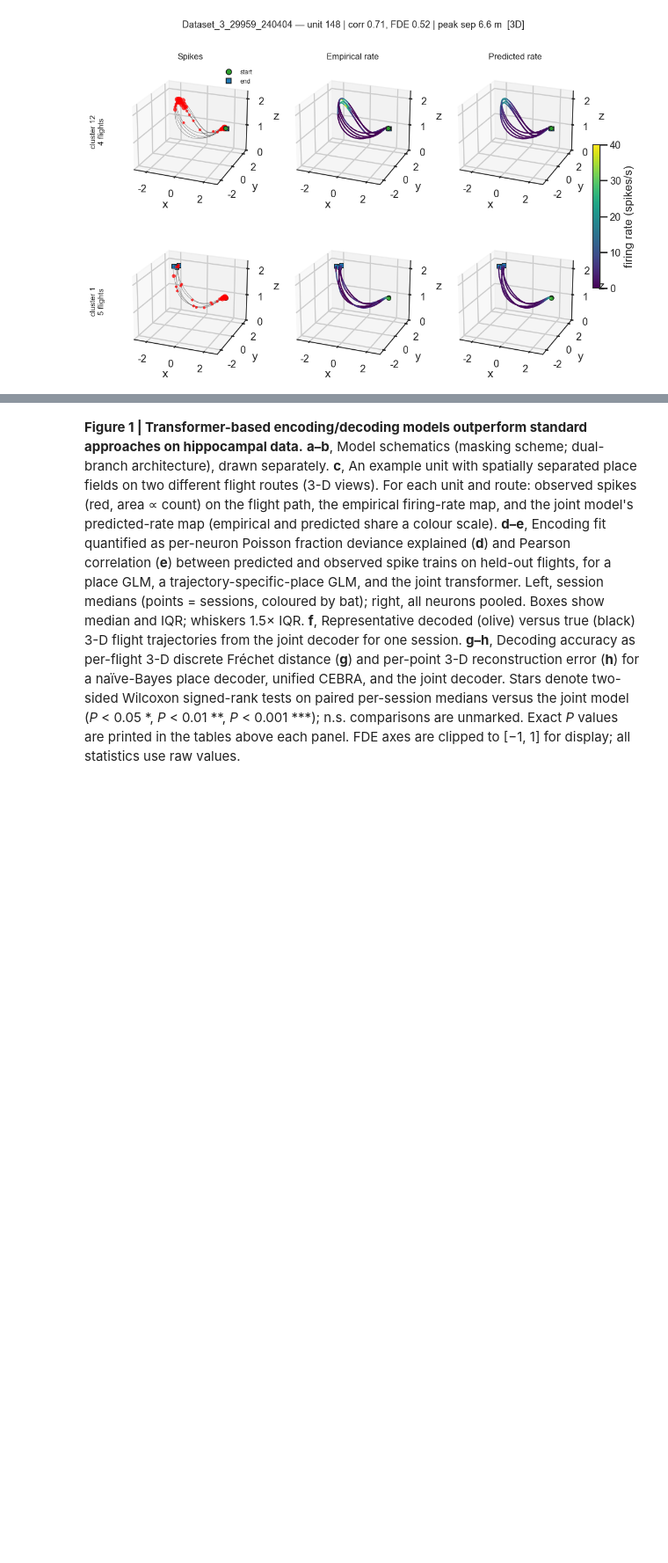
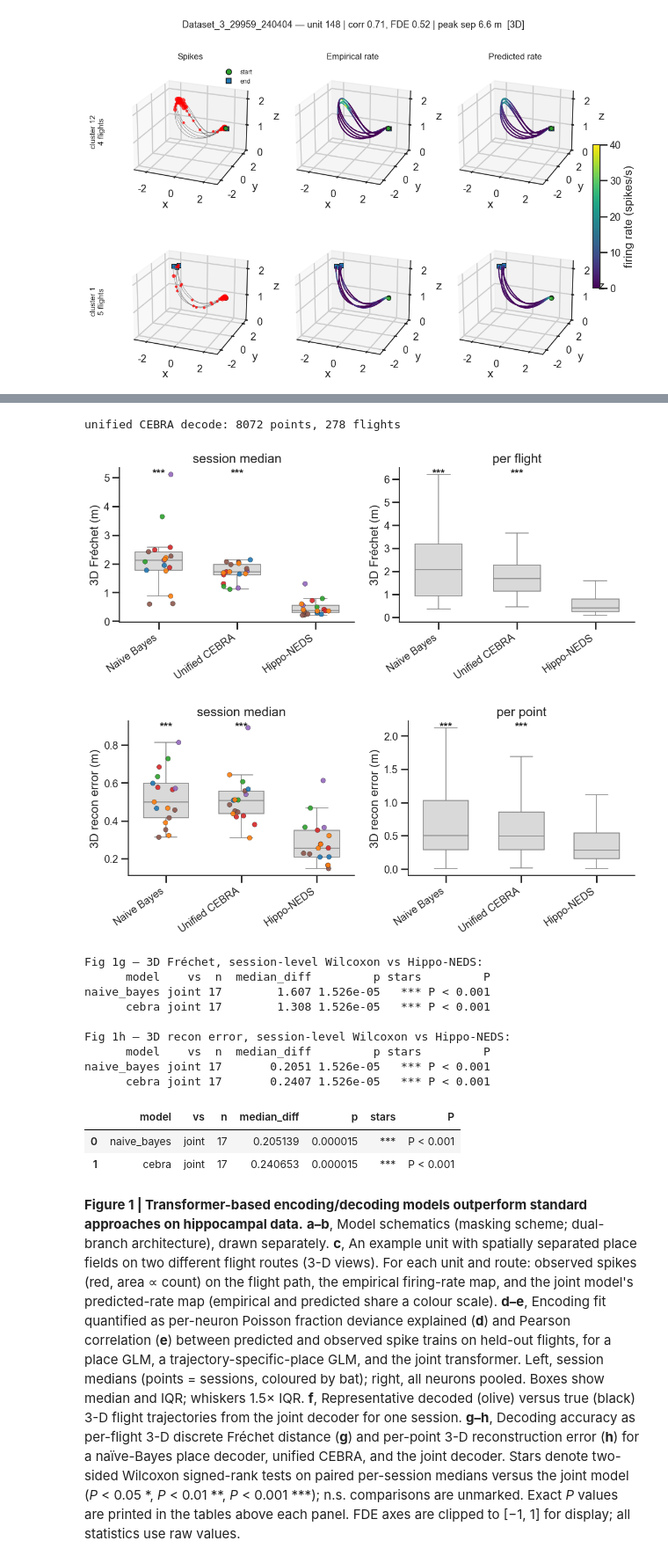
Before and after one commit to yongrong-qiu/digitalbat, a Jupyter notebook: notebooks/figures.ipynb, the cells around one changed output, grey strips where cells are left out. Shown at 88% size. Cells and saved outputs as stored; diff of their text form; code cells hidden in the pictures; blank space fills up the shorter version.

```diff
--- a/notebooks/figures.ipynb
+++ b/notebooks/figures.ipynb
@@ -36,3 +36,6 @@ seed = 1
 set_random_state(seed)
 device = 'cuda' if torch.cuda.is_available() else 'cpu'
 print('device:', device)
+
+# Canonical display name for the joint encode/decode transformer (used in all labels).
+HIPPO_NEDS = 'Hippo-NEDS'
@@ -86,13 +104,23 @@ def joint_session_room(s):
 session_to_room = {s: joint_session_room(s) for s in unit_num_dict}
 
 set_random_state(seed)
-joint_model = JointMaskedTransformer(
-    unit_num_dict, behavior_dim=3, input_transform=INPUT_TRANSFORM,
-    session_to_room=session_to_room, **JOINT_PARAMS).to(device)
-joint_model.load_state_dict(torch.load(JOINT_CKPT, map_location=device))
-joint_model = joint_model.eval()
+if os.path.exists(JOINT_CKPT):
+    joint_model = JointMaskedTransformer(
+        unit_num_dict, behavior_dim=3, input_transform=INPUT_TRANSFORM,
+        session_to_room=session_to_room, **JOINT_PARAMS).to(device)
+    joint_model.load_state_dict(torch.load(JOINT_CKPT, map_location=device))
+    joint_model = joint_model.eval()
+else:
+    # Train-if-missing: 200-trial Optuna search (use_kinematics=False, fde_weight=0.5),
+    # then train the winner. Reproduces the consensus checkpoint named above.
+    from digitalbat.training.joint_trainer import ensure_joint_model
+    joint_model, _jp, JOINT_CKPT = ensure_joint_model(
+        dataloaders, unit_num_dict, session_to_room, meta_info_dict, device,
+        seed=seed, out_dir='./out/joint', n_trials=200)
+    JOINT_PARAMS = dict(num_layers=_jp['num_layers'], latent_dim=_jp['latent_dim'],
+                        num_heads=4, ff_dim=_jp['ff_dim'], dropout=_jp['dropout'])
 
 # Encode and decode arms share ONE flight universe (see the data-load cell), so the
 # decode-arm loaders/meta are simply the shared ones — no separate universe.
 joint_loaders, joint_meta = dataloaders, meta_info_dict
-print('loaded consensus joint model:', JOINT_CKPT)
+print('consensus joint model ready:', JOINT_CKPT)
@@ -774,36 +825,40 @@ except Exception as exc:
     CEBRA_OK = False
     cebra_decode_test = cebra_frechet = None
     print(f'[skip CEBRA] {type(exc).__name__}: {exc}')
+# %% [output]
+unified CEBRA decode: 8072 points, 278 flights
 # %%
 # === Fig 1g/h: decoding accuracy for NB (place), unified CEBRA, joint ===
-DECODE_LABELS = {'naive_bayes': 'NB (place)', 'cebra': 'unified CEBRA', 'joint': 'Joint'}
+DECODE_LABELS = {'naive_bayes': 'Naive Bayes', 'cebra': 'Unified CEBRA', 'joint': HIPPO_NEDS}
 DECODE_ORDER = ['naive_bayes', 'cebra', 'joint']
 
 # Assemble per-flight Fréchet (1g) and per-point recon error (1h) across decoders.
 _fr = [joint_frechet.assign(decoder='joint'), nb_frechet.assign(decoder='naive_bayes')]
 _rc = [joint_decode_test[['bat', 'session', 'flight_id', 'err_3d']].assign(decoder='joint'),
        nb_decode_test[['bat', 'session', 'flight_id', 'err_3d']].assign(decoder='naive_bayes')]
 if cebra_frechet is not None:
     _fr.append(cebra_frechet.assign(decoder='cebra'))
     _rc.append(cebra_decode_test[['bat', 'session', 'flight_id', 'err_3d']].assign(decoder='cebra'))
 
 decode_frechet_df = pd.concat(_fr, ignore_index=True)
 decode_recon_df = pd.concat(_rc, ignore_index=True)
 present = [d for d in DECODE_ORDER if d in set(decode_frechet_df['decoder'])]
 for df in (decode_frechet_df, decode_recon_df):
     df['decoder'] = pd.Categorical(df['decoder'], present, ordered=True)
 
-fig_g, ptab_g = ph.compare_models_fig(
-    decode_frechet_df, 'frechet_3d', present, ref='joint', labels=DECODE_LABELS,
-    model_col='decoder', ylabel='3D Fréchet (m)', unit_name='flight', higher_is_better=False)
-fig_g.suptitle('Figure 1g — decoding: 3D Fréchet distance', y=1.03)
-ph.save_fig(fig_g, 'fig1g_frechet'); plt.show()
-
-fig_h, ptab_h = ph.compare_models_fig(
-    decode_recon_df, 'err_3d', present, ref='joint', labels=DECODE_LABELS,
-    model_col='decoder', ylabel='3D recon error (m)', unit_name='point', higher_is_better=False)
-fig_h.suptitle('Figure 1h — decoding: 3D reconstruction error', y=1.03)
-ph.save_fig(fig_h, 'fig1h_recon'); plt.show()
-
-print('\nFig 1g — 3D Fréchet, session-level Wilcoxon vs Joint:'); ph.p_table(ptab_g.to_dict('records'))
-print('\nFig 1h — 3D recon error, session-level Wilcoxon vs Joint:'); ph.p_table(ptab_h.to_dict('records'))
+# decode_frechet_df / decode_recon_df drawn in the merged Fig 1 cell below (panels g, h).
+# %% [output]
+[figure, added]
+[figure, added]
+Fig 1g — 3D Fréchet, session-level Wilcoxon vs Hippo-NEDS:
+      model    vs  n  median_diff         p stars         P
+naive_bayes joint 17        1.607 1.526e-05   *** P < 0.001
+      cebra joint 17        1.308 1.526e-05   *** P < 0.001
+
+Fig 1h — 3D recon error, session-level Wilcoxon vs Hippo-NEDS:
+      model    vs  n  median_diff         p stars         P
+naive_bayes joint 17       0.2051 1.526e-05   *** P < 0.001
+      cebra joint 17       0.2407 1.526e-05   *** P < 0.001
+|  | model | vs | n | median_diff | p | stars | P |
+| 0 | naive_bayes | joint | 17 | 0.205139 | 0.000015 | *** | P < 0.001 |
+| 1 | cebra | joint | 17 | 0.240653 | 0.000015 | *** | P < 0.001 |
```
Also changed, not shown: parts of 41 cells of this notebook, 1 other file.
